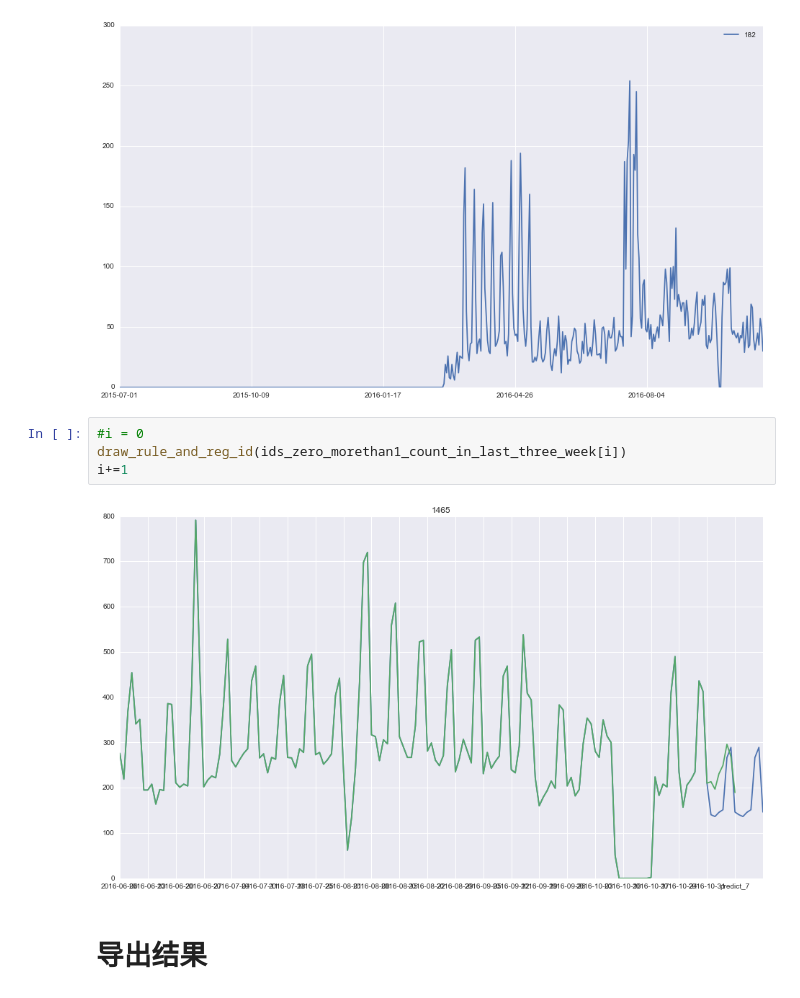
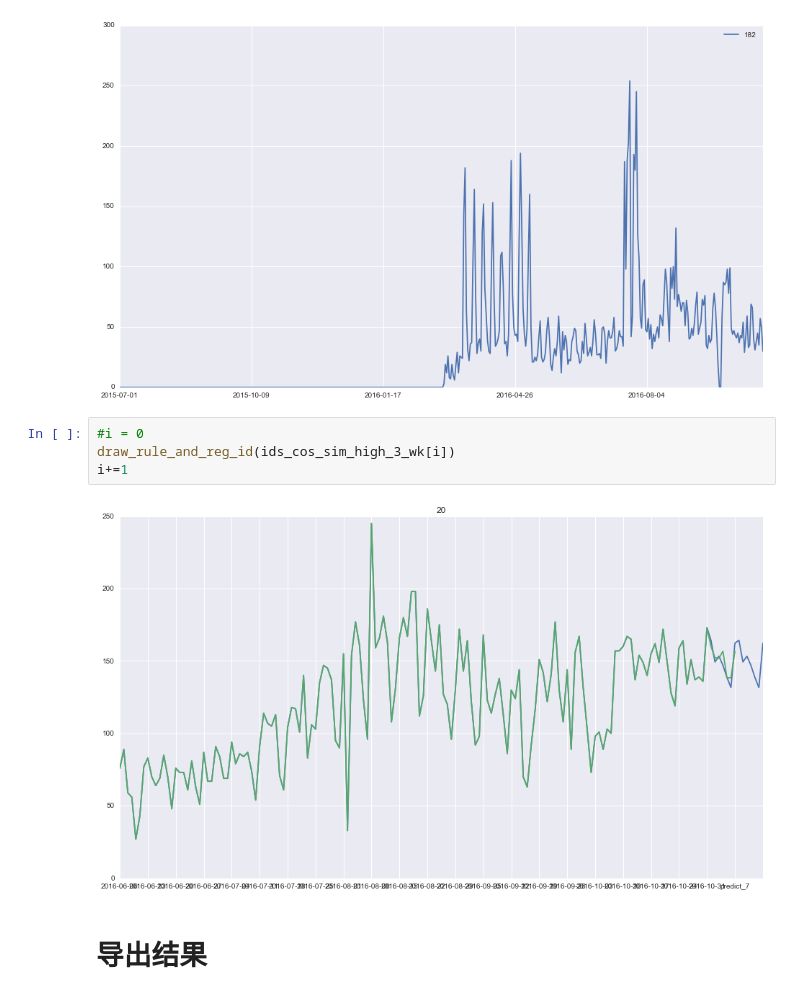
Before and after one commit to wakemeup-xyz/TianChi_IJCAI-17_sales_prediction_code, a Jupyter notebook: Prediction.ipynb, the cells around one changed output. Saved outputs shown, nothing was run; the diff lists cells and outputs as text.

```diff
--- a/Prediction.ipynb
+++ b/Prediction.ipynb
@@ -753,10 +753,10 @@ draw_id(182)
 [figure]
 # %%
 #i = 0
-draw_rule_and_reg_id(ids_zero_morethan1_count_in_last_three_week[i])
+draw_rule_and_reg_id(ids_cos_sim_high_3_wk[i])
 i+=1
 # %% [output]
-[figure, old version]
+[figure, new version]
 # %% [markdown]
 # 导出结果
 # %%
```
Also changed, not shown: 1 other file.
